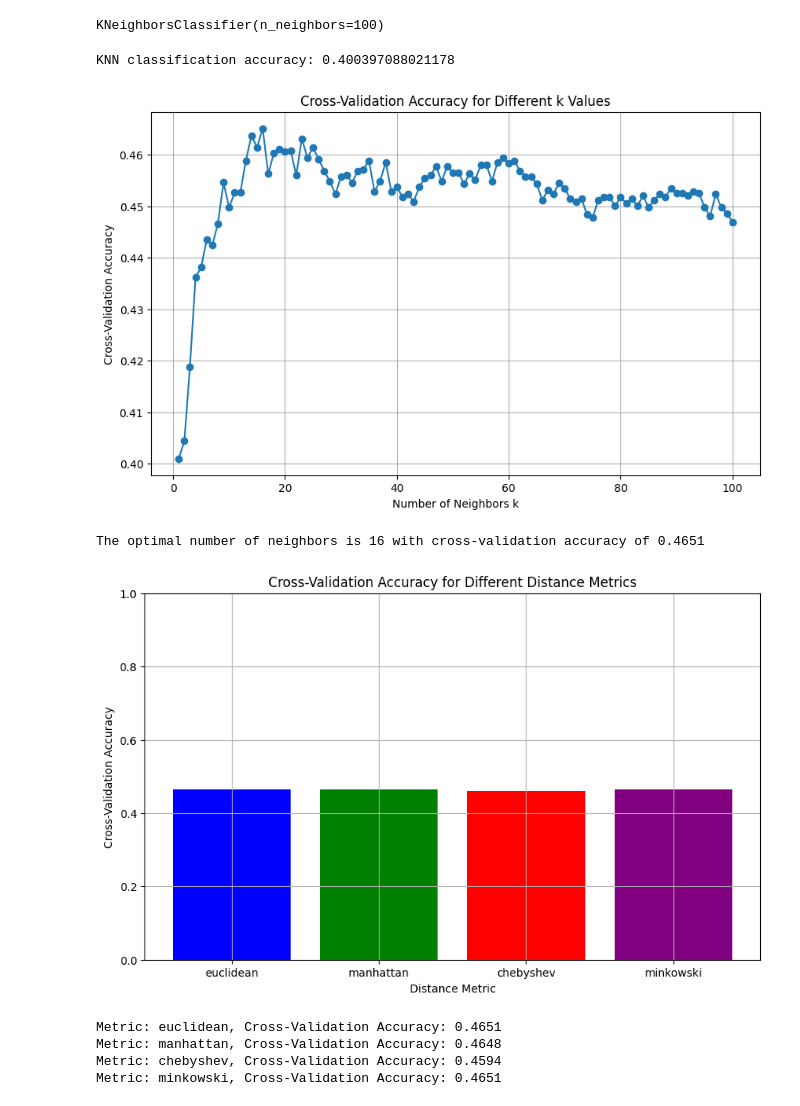
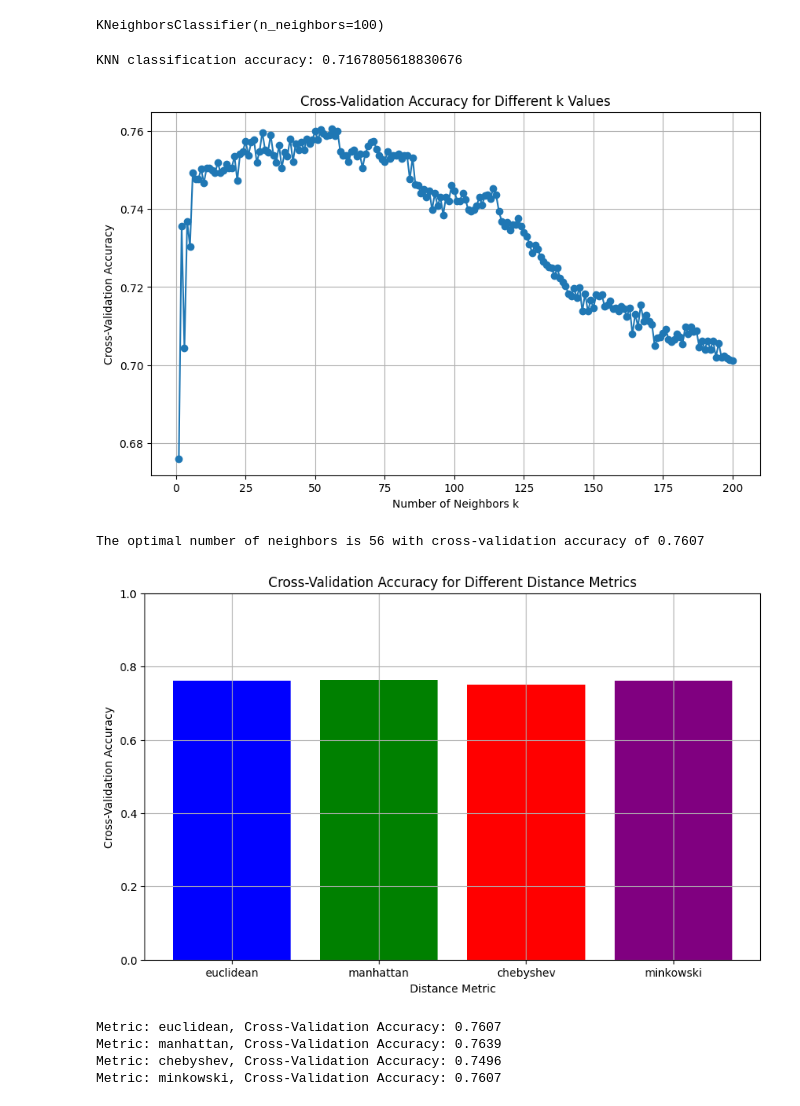
Before and after one commit to cepdnaclk/e19-co544-Hand-Tremor-Based-Biometric-Recognition, a Jupyter notebook: code/KNN.ipynb, the cells around one changed output. Drawn from its saved outputs; the diff is of its cells as text; code cells hidden in the pictures.

```diff
--- a/code/KNN.ipynb
+++ b/code/KNN.ipynb
@@ -43,11 +43,11 @@ sns.countplot(x='ClassLabel', hue = 'X',data =df)
 from sklearn.model_selection import train_test_split
 from sklearn.metrics import accuracy_score
 
-extracted_features = pd.read_csv('Dataset/ExtractedFeatures.csv')
+extracted_features = pd.read_csv('combined_metrics.csv')
 
 # Separate features (X) and target variable (y)
-X = extracted_features.drop(columns=['ClassLabel'])
-y = extracted_features['ClassLabel']
+X = extracted_features.drop(columns=['category'])
+y = extracted_features['category']
 
 # Split the data into training and testing sets
 X_train, X_test, y_train, y_test = train_test_split(X, y, test_size=0.3, random_state=42)
@@ -67,10 +67,10 @@ y_pred = knn.predict(X_test)
 accuracy = np.mean(y_pred == y_test)
 print(f"KNN classification accuracy: {accuracy}")
 # %% [output]
-KNN classification accuracy: 0.400397088021178
+KNN classification accuracy: 0.7167805618830676
 # %%
 from sklearn.model_selection import train_test_split, cross_val_score
-k_values = range(1, 101)
+k_values = range(1, 201)
 cross_val_scores = []
 for k in k_values:
     knn = KNeighborsClassifier(n_neighbors=k)
@@ -90,35 +90,35 @@ plt.show()
 optimal_k = k_values[np.argmax(cross_val_scores)]
 print(f"The optimal number of neighbors is {optimal_k} with cross-validation accuracy of {max(cross_val_scores):.4f}")
 # %% [output]
-[figure, old version]
+[figure, new version]
-The optimal number of neighbors is 16 with cross-validation accuracy of 0.4651
+The optimal number of neighbors is 56 with cross-validation accuracy of 0.7607
 # %%
 distance_metrics = ['euclidean', 'manhattan', 'chebyshev', 'minkowski']
 
 # Store cross-validation scores for each metric
 cv_scores = {}
 
 # Perform cross-validation for each distance metric
 for metric in distance_metrics:
-    knn = KNeighborsClassifier(metric=metric, n_neighbors=16)
+    knn = KNeighborsClassifier(metric=metric, n_neighbors=56)
     scores = cross_val_score(knn, X_train, y_train, cv=10, scoring='accuracy')
     cv_scores[metric] = scores.mean()
 
 # Plot the cross-validation accuracy for each distance metric
 plt.figure(figsize=(10, 6))
 plt.bar(cv_scores.keys(), cv_scores.values(), color=['blue', 'green', 'red', 'purple'])
 plt.title('Cross-Validation Accuracy for Different Distance Metrics')
 plt.xlabel('Distance Metric')
 plt.ylabel('Cross-Validation Accuracy')
 plt.ylim(0.0, 1.0)  # Adjust the y-axis for better visualization
 plt.grid(True)
 plt.show()
 
 for metric, score in cv_scores.items():
     print(f"Metric: {metric}, Cross-Validation Accuracy: {score:.4f}")
 # %% [output]
-[figure, old version]
+[figure, new version]
-Metric: euclidean, Cross-Validation Accuracy: 0.4651
-Metric: manhattan, Cross-Validation Accuracy: 0.4648
-Metric: chebyshev, Cross-Validation Accuracy: 0.4594
-Metric: minkowski, Cross-Validation Accuracy: 0.4651
+Metric: euclidean, Cross-Validation Accuracy: 0.7607
+Metric: manhattan, Cross-Validation Accuracy: 0.7639
+Metric: chebyshev, Cross-Validation Accuracy: 0.7496
+Metric: minkowski, Cross-Validation Accuracy: 0.7607
```
Also changed, not shown: parts of 5 cells of this notebook, 1 other file.
